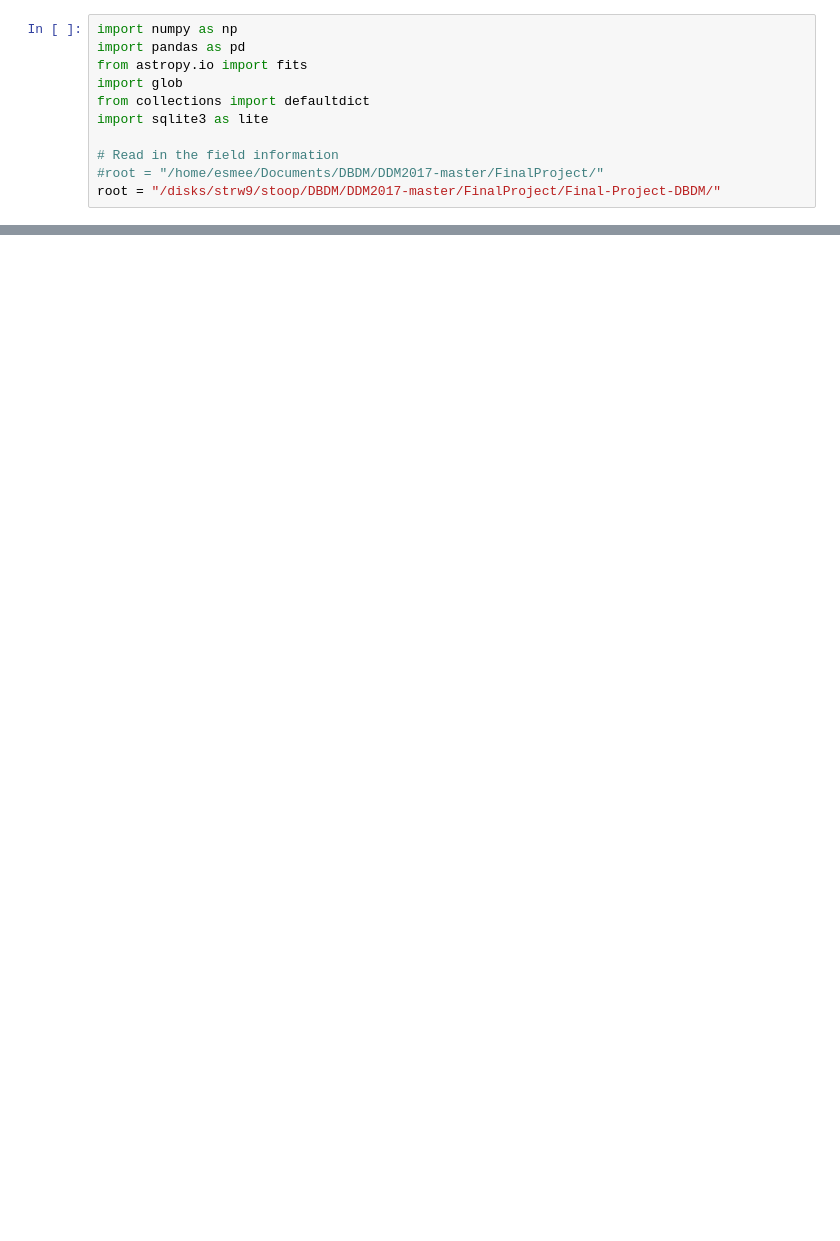
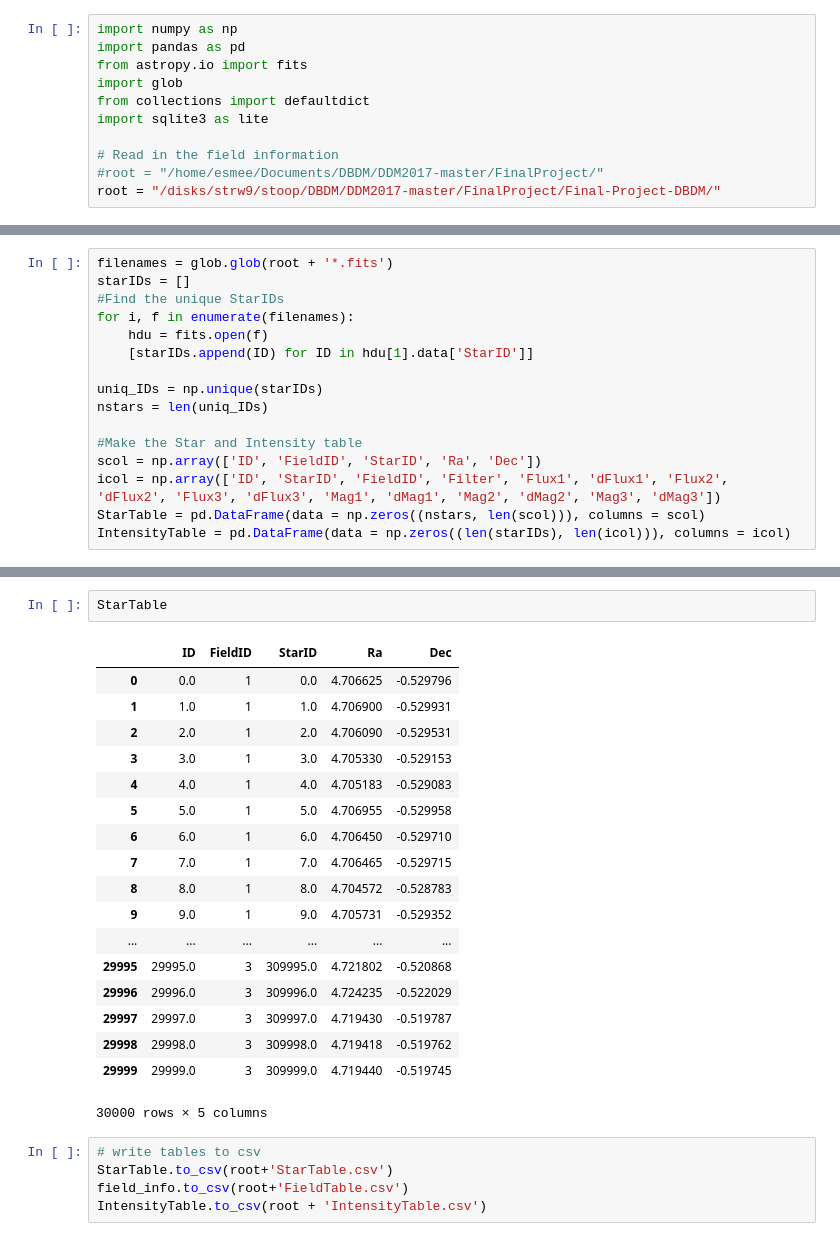
Before and after one commit to EStoop/Final-Project-DBDM, a Jupyter notebook: Final1.ipynb, the cells around one changed output, grey strips where cells are left out. Drawn from its saved outputs; the diff is of its cells as text; blank space fills up the shorter version.

```diff
--- a/Final1.ipynb
+++ b/Final1.ipynb
@@ -154,0 +61,16 @@ Finished
+# %%
+filenames = glob.glob(root + '*.fits')
+starIDs = []
+#Find the unique StarIDs
+for i, f in enumerate(filenames):
+    hdu = fits.open(f)
+    [starIDs.append(ID) for ID in hdu[1].data['StarID']]
+
+uniq_IDs = np.unique(starIDs)
+nstars = len(uniq_IDs)
+
+#Make the Star and Intensity table
+scol = np.array(['ID', 'FieldID', 'StarID', 'Ra', 'Dec'])
+icol = np.array(['ID', 'StarID', 'FieldID', 'Filter', 'Flux1', 'dFlux1', 'Flux2', 'dFlux2', 'Flux3', 'dFlux3', 'Mag1', 'dMag1', 'Mag2', 'dMag2', 'Mag3', 'dMag3'])
+StarTable = pd.DataFrame(data = np.zeros((nstars, len(scol))), columns = scol)
+IntensityTable = pd.DataFrame(data = np.zeros((len(starIDs), len(icol))), columns = icol)
@@ -155,2 +168,28 @@ Finished
+# %%
+StarTable
+# %% [output]
+|  | ID | FieldID | StarID | Ra | Dec |
+| 0 | 0.0 | 1 | 0.0 | 4.706625 | -0.529796 |
+| 1 | 1.0 | 1 | 1.0 | 4.706900 | -0.529931 |
+| 2 | 2.0 | 1 | 2.0 | 4.706090 | -0.529531 |
+| 3 | 3.0 | 1 | 3.0 | 4.705330 | -0.529153 |
+| 4 | 4.0 | 1 | 4.0 | 4.705183 | -0.529083 |
+| 5 | 5.0 | 1 | 5.0 | 4.706955 | -0.529958 |
+| 6 | 6.0 | 1 | 6.0 | 4.706450 | -0.529710 |
+| 7 | 7.0 | 1 | 7.0 | 4.706465 | -0.529715 |
+| 8 | 8.0 | 1 | 8.0 | 4.704572 | -0.528783 |
+| 9 | 9.0 | 1 | 9.0 | 4.705731 | -0.529352 |
+| ... | ... | ... | ... | ... | ... |
+| 29995 | 29995.0 | 3 | 309995.0 | 4.721802 | -0.520868 |
+| 29996 | 29996.0 | 3 | 309996.0 | 4.724235 | -0.522029 |
+| 29997 | 29997.0 | 3 | 309997.0 | 4.719430 | -0.519787 |
+| 29998 | 29998.0 | 3 | 309998.0 | 4.719418 | -0.519762 |
+| 29999 | 29999.0 | 3 | 309999.0 | 4.719440 | -0.519745 |
+30000 rows × 5 columns
+# %%
+# write tables to csv
+StarTable.to_csv(root+'StarTable.csv')
+field_info.to_csv(root+'FieldTable.csv')
+IntensityTable.to_csv(root + 'IntensityTable.csv')
 # %%
 # Read the Tables
```
Also changed, not shown: parts of 19 cells of this notebook, 1 other file.
